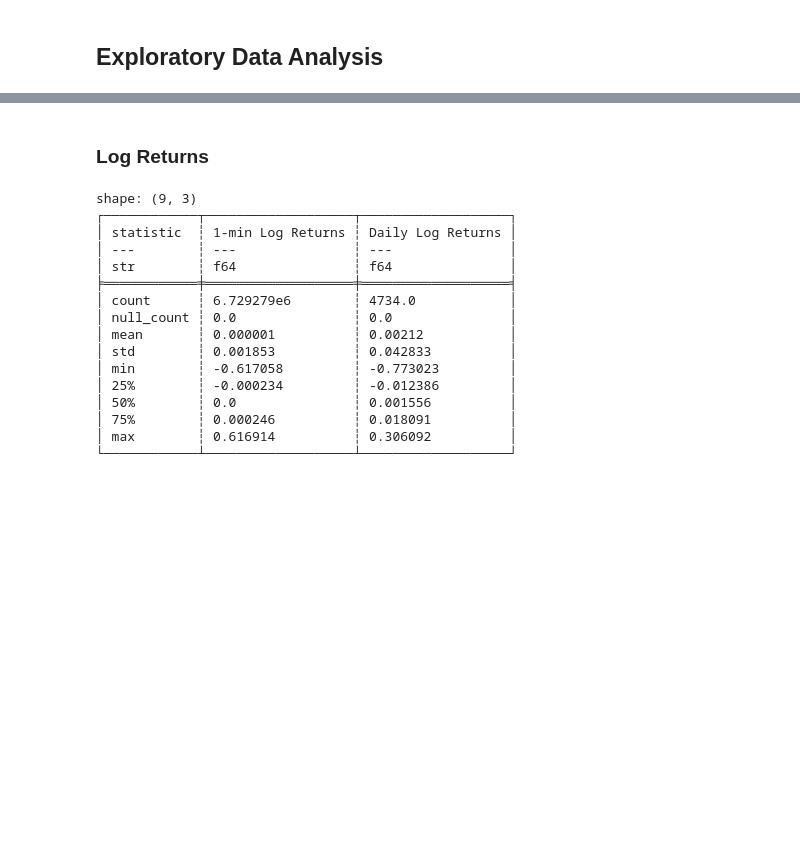
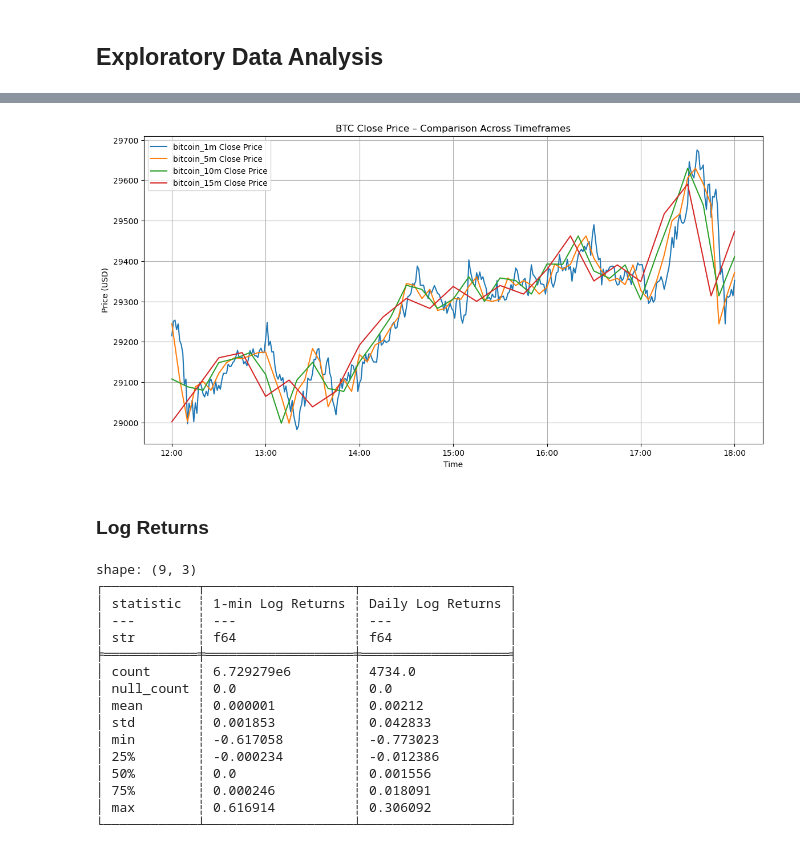
Before and after one commit to anthonymakarewicz/bitcoin-momentum-trading, a Jupyter notebook: main.ipynb, the cells around one changed output, grey strips where cells are left out. Cells and saved outputs as stored; diff of their text form; code cells hidden in the pictures; blank space fills up the shorter version.

```diff
--- a/main.ipynb
+++ b/main.ipynb
@@ -142,3 +240,39 @@ Here we cna see that large large drops in prices are often associated with spike
+# %%
+def plot_timeframe_comparison(resampled_data, start, end):
+    """
+    Plot BTC price data across multiple timeframes to visualize smoothing trends.
+
+    Args:
+        resampled_data (dict): Dictionary of resampled Polars DataFrames (5min, 10min, etc.).
+        start (datetime): Start datetime for the plot.
+        end (datetime): End datetime for the plot.
+    """
+    plt.figure(figsize=(14, 7))
+
+    for interval, df in resampled_data.items():
+        subset = df.filter(
+            (pl.col("Date") >= start) & (pl.col("Date") <= end)
+        ).select("Date", "Close")
+
+        plt.plot(
+            subset["Date"], subset["Close"], label=f"{interval} Close Price"
+        )
+
+    plt.gca().xaxis.set_major_locator(mdates.HourLocator(interval=1))
+    plt.gca().xaxis.set_major_formatter(mdates.DateFormatter('%H:%M'))
+    plt.title("BTC Close Price – Comparison Across Timeframes")
+    plt.xlabel("Time")
+    plt.ylabel("Price (USD)")
+    plt.legend()
+    plt.grid(True)
+    plt.show()
+
+start = datetime(2021, 1, 1, 12)
+end = start + timedelta(hours=6)
+
+plot_timeframe_comparison(resampled_bitcoin, start=start, end=end)
+# %% [output]
+[figure, added]
 # %% [markdown]
 ### **Log Returns**
 # %%
```
Also changed, not shown: parts of 27 cells of this notebook.
